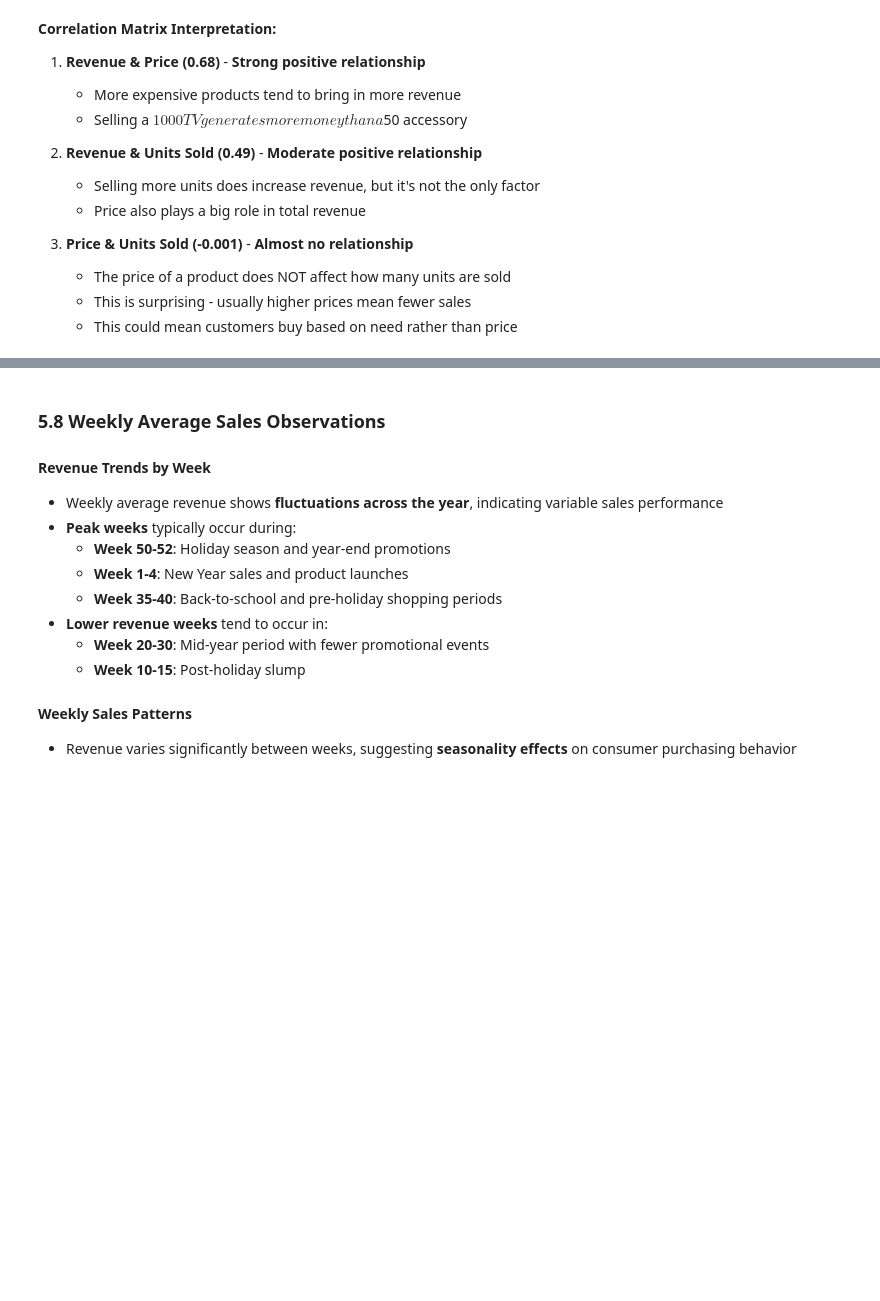
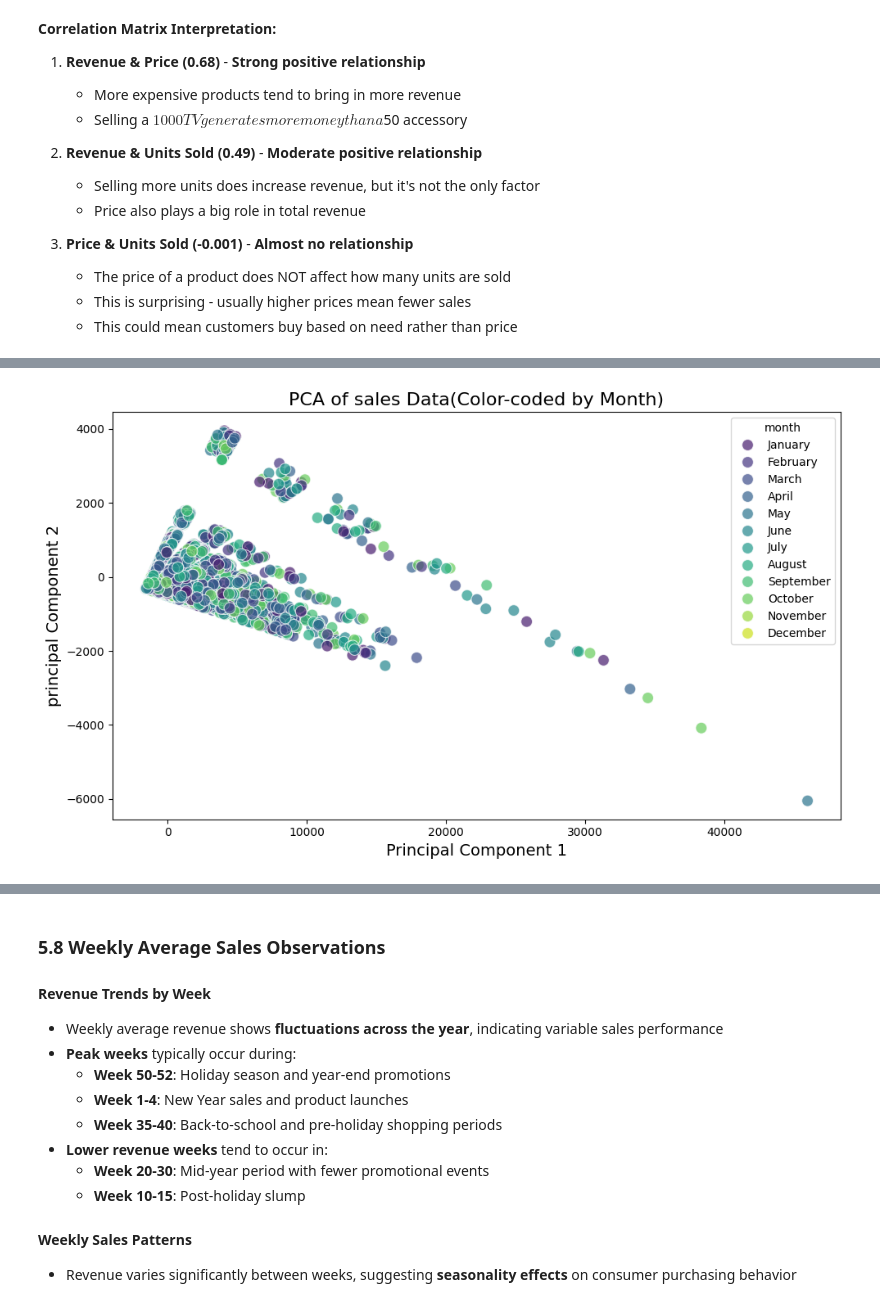
Before and after one commit to rizikilatifa/Samsung-Sales-Forecasting, a Jupyter notebook: Samsung Sales forecasting.ipynb, the cells around one changed output, grey strips where cells are left out. Drawn from its saved outputs; the diff is of its cells as text; code cells hidden in the pictures; blank space fills up the shorter version.

```diff
--- a/Samsung Sales forecasting.ipynb
+++ b/Samsung Sales forecasting.ipynb
@@ -822,0 +871,28 @@ corr_matrix
+# %%
+from sklearn.decomposition import PCA
+
+#selecting relevant features for PCA
+pca_features = data[['revenue_usd', 'units_sold', 'unit_price_usd']]
+
+# Apply PCA
+pca = PCA(n_components=2) # reduce to two components for visualization
+pca_components = pca.fit_transform(pca_features)
+
+#Add the PCA components to the dataframe
+data['pca1'] = pca_components[:, 0]
+data['pca2'] = pca_components[:, 1]
+
+#plotting PCA
+plt.figure(figsize=(10, 6))
+sns.scatterplot(x='pca1', y = 'pca2', data= data,hue='month',palette = 'viridis', s=100, alpha=0.7)
+
+#Title and label
+plt.title('PCA of sales Data(Color-coded by Month)', fontsize=16)
+plt.xlabel('Principal Component 1', fontsize=14)
+plt.ylabel('principal Component 2', fontsize=14)
+
+# Show plot
+plt.tight_layout()
+plt.show()
+# %% [output]
+[figure, added]
```
Also changed, not shown: parts of 9 cells of this notebook.
